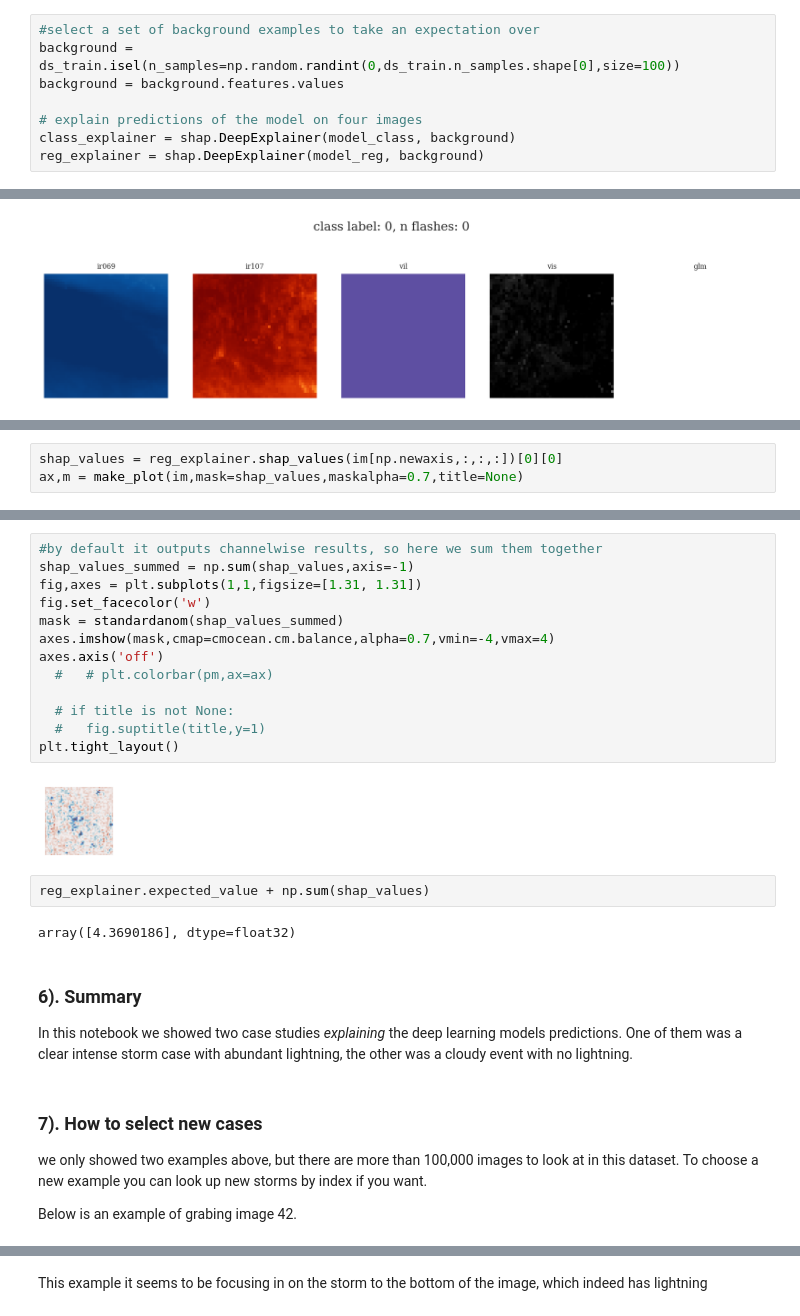
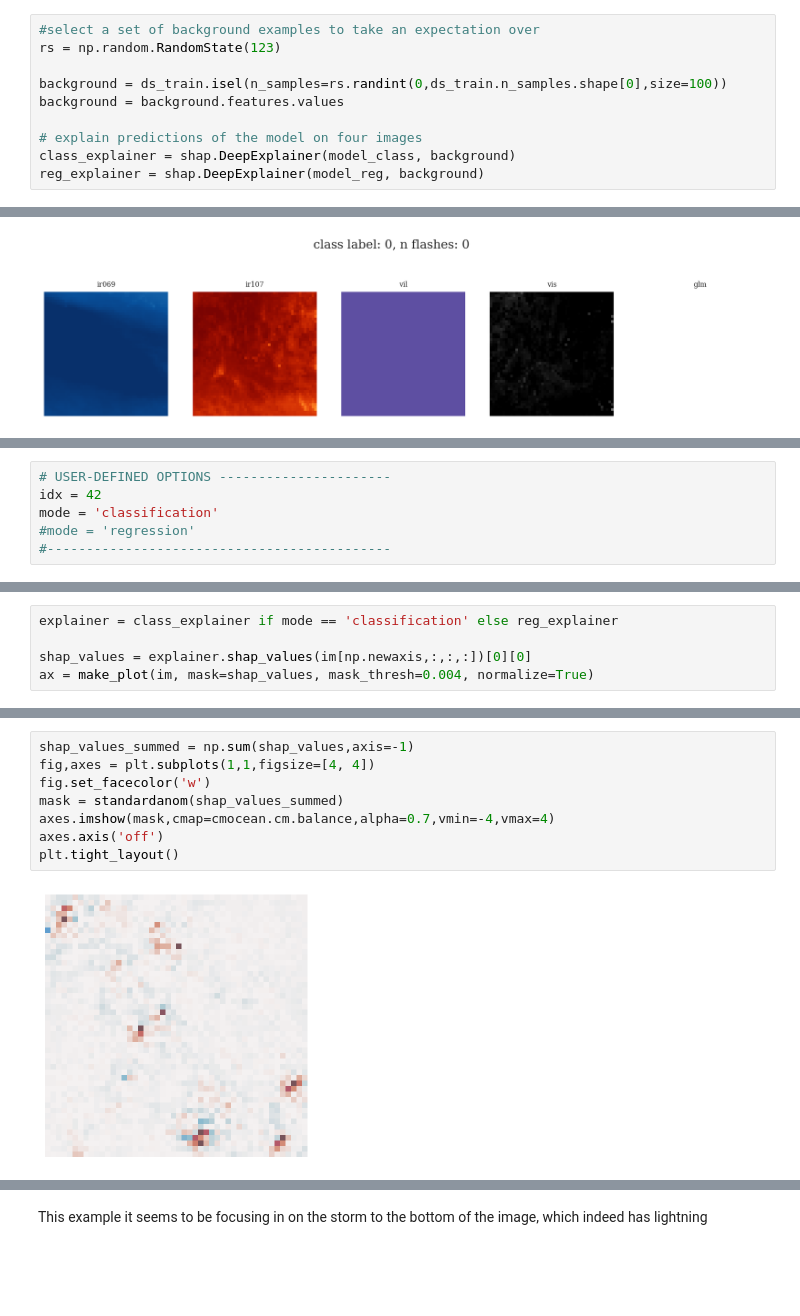
Before and after one commit to ai2es/tai4es-trustathon-2022, a Jupyter notebook: severe/notebooks/Notebook_02a_DeepXAI_SHAP.ipynb, the cells around one changed output, grey strips where cells are left out. Saved outputs shown, nothing was run; the diff lists cells and outputs as text; blank space fills up the shorter version.

Commit message:
updating the deep xai severe notebooks

```diff
--- a/severe/notebooks/Notebook_02a_DeepXAI_SHAP.ipynb
+++ b/severe/notebooks/Notebook_02a_DeepXAI_SHAP.ipynb
@@ -185,7 +235,9 @@ For the classification CNN, the top feature was VIL, which is consistent with th
 SHAP needs training examples to learn the shap values from. To do this, we will give the shap python package 100 randomly sampled examples from the training dataset
 # %%
 #select a set of background examples to take an expectation over
-background = ds_train.isel(n_samples=np.random.randint(0,ds_train.n_samples.shape[0],size=100))
+rs = np.random.RandomState(123)
+
+background = ds_train.isel(n_samples=rs.randint(0,ds_train.n_samples.shape[0],size=100))
 background = background.features.values
 
 # explain predictions of the model on four images
@@ -381,0 +498,6 @@ array([0.00637048], dtype=float32)
+# %%
+# USER-DEFINED OPTIONS ----------------------
+idx = 42
+mode = 'classification'
+#mode = 'regression'
+#--------------------------------------------
@@ -382,4 +516,6 @@ array([0.00637048], dtype=float32)
 # %%
-shap_values = reg_explainer.shap_values(im[np.newaxis,:,:,:])[0][0]
-ax,m = make_plot(im,mask=shap_values,maskalpha=0.7,title=None)
+explainer = class_explainer if mode == 'classification' else reg_explainer
+
+shap_values = explainer.shap_values(im[np.newaxis,:,:,:])[0][0]
+ax = make_plot(im, mask=shap_values, mask_thresh=0.004, normalize=True)
 # %% [output]
@@ -387,29 +525,10 @@ ax,m = make_plot(im,mask=shap_values,maskalpha=0.7,title=None)
 # %%
-#by default it outputs channelwise results, so here we sum them together
 shap_values_summed = np.sum(shap_values,axis=-1)
-fig,axes = plt.subplots(1,1,figsize=[1.31, 1.31])
+fig,axes = plt.subplots(1,1,figsize=[4, 4])
 fig.set_facecolor('w')
 mask = standardanom(shap_values_summed)
 axes.imshow(mask,cmap=cmocean.cm.balance,alpha=0.7,vmin=-4,vmax=4)
 axes.axis('off')
-  #   # plt.colorbar(pm,ax=ax)
-
-  # if title is not None:
-  #   fig.suptitle(title,y=1)
 plt.tight_layout()
 # %% [output]
-[figure, old version]
+[figure, new version]
-# %%
-reg_explainer.expected_value + np.sum(shap_values)
-# %% [output]
-array([4.3690186], dtype=float32)
-# %% [markdown]
-### 6). Summary
-
-In this notebook we showed two case studies *explaining* the deep learning models predictions. One of them was a clear intense storm case with abundant lightning, the other was a cloudy event with no lightning.
-# %% [markdown]
-### 7). How to select new cases
-
-we only showed two examples above, but there are more than 100,000 images to look at in this dataset. To choose a new example you can look up new storms by index if you want.
-
-Below is an example of grabing image 42.
```
Also changed, not shown: parts of 70 cells of this notebook.
